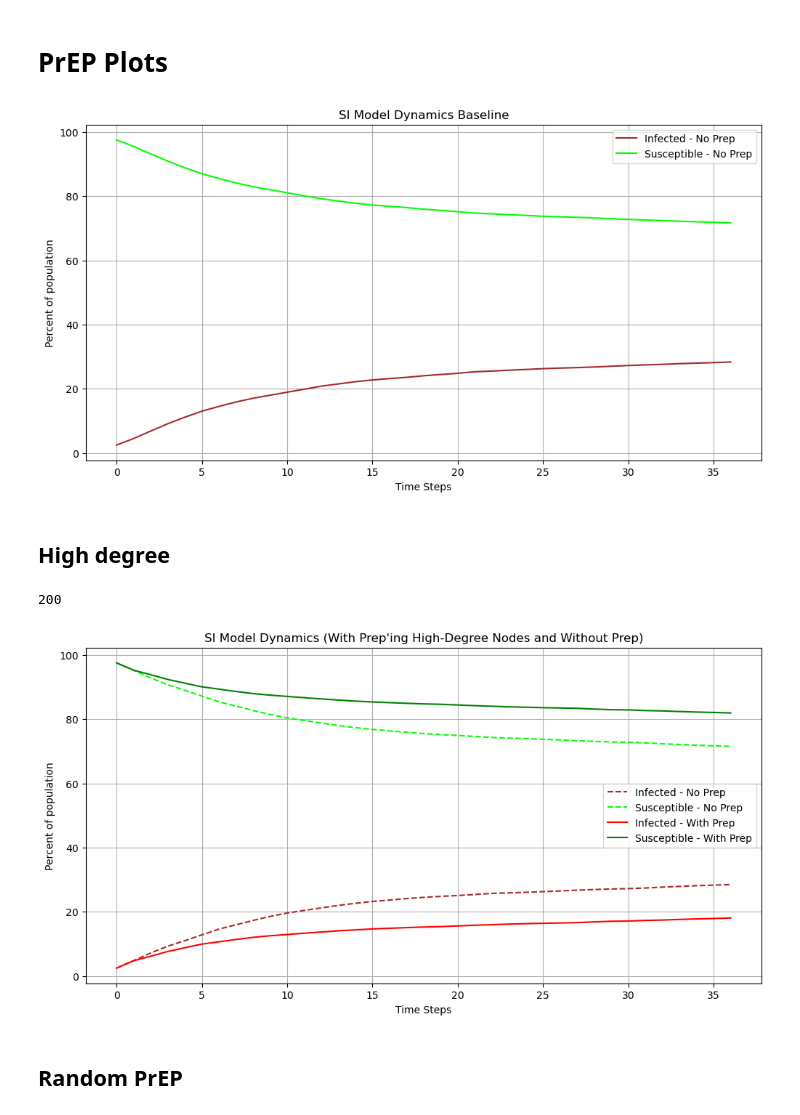
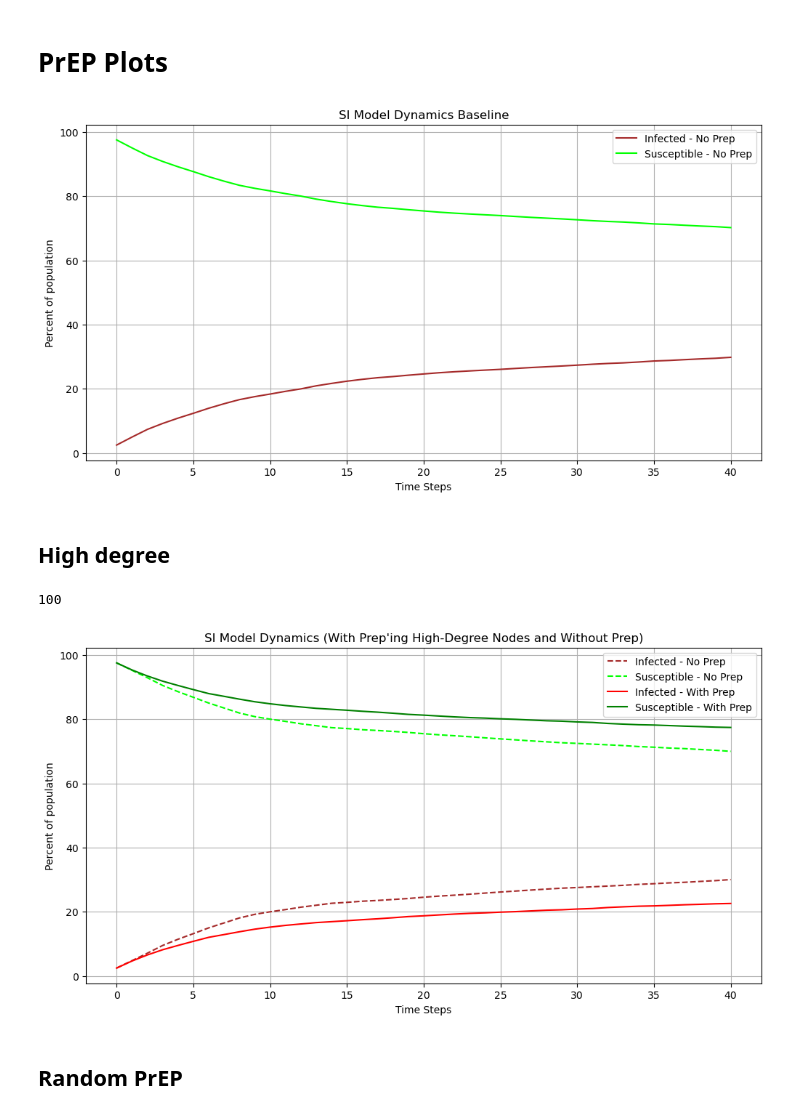
Before and after one commit to TretiakTS/NetworkAnalysisHIV, a Jupyter notebook: SI_models.ipynb, the cells around one changed output. Cells and saved outputs as stored; diff of their text form; code cells hidden in the pictures.

```diff
--- a/SI_models.ipynb
+++ b/SI_models.ipynb
@@ -85,7 +86,7 @@ initial_infected_B = [
 ]
 
 # Parameters
-steps = 36
+steps = 40
 step_size = 30  # 1 month = 30 days
 
 # Run SI model for the base case
@@ -181,7 +182,7 @@ plt.legend()
 plt.grid()
 plt.show()
 # %% [output]
-[figure, old version]
+[figure, new version]
 # %% [markdown]
 ## High degree
 # %%
@@ -189,7 +190,7 @@ non_infected_node_degrees = {node: B.degree(node) for node in B.nodes() if node
 sorted_non_infected_node_degrees = sorted(non_infected_node_degrees.items(), key=lambda x: x[1], reverse=True)
 
 # top_N = int(len(non_infected_node_degrees)*0.01) # Adjust this value as needed
-top_N = 200
+top_N = 100
 print(top_N)
 
 
@@ -220,35 +221,35 @@ plt.plot(
     range(steps + 1),
     susceptible_counts_no_vax,
     label="Susceptible - No Prep",
     color="lime",
     linestyle="--",
 )
 
 # With Prep
 plt.plot(
     range(steps + 1),
     infected_counts_vax_high_degree,
     label="Infected - With Prep",
     color="red",
     linestyle="-",
 )
 plt.plot(
     range(steps + 1),
     susceptible_counts_vax_high_degree,
     label="Susceptible - With Prep",
     color="green",
     linestyle="-",
 )
 
 plt.xlabel("Time Steps")
 plt.ylabel("Percent of population")
 plt.title("SI Model Dynamics (With Prep'ing High-Degree Nodes and Without Prep)")
 plt.legend()
 plt.grid()
 plt.show()
 # %% [output]
-200
+100
-[figure, old version]
+[figure, new version]
 # %% [markdown]
 ## Random PrEP
 # %%
```
Also changed, not shown: parts of 7 cells of this notebook, 1 other file.
